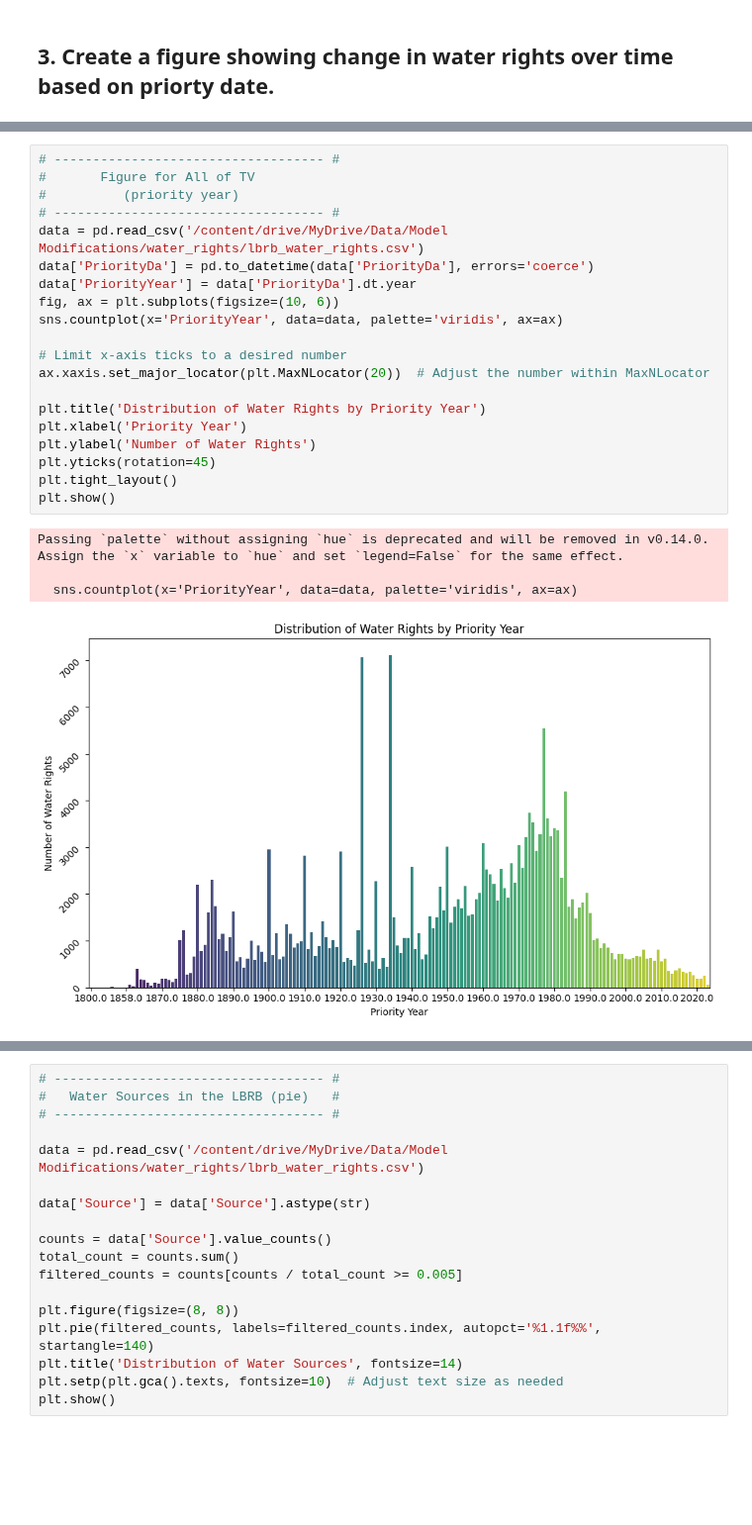
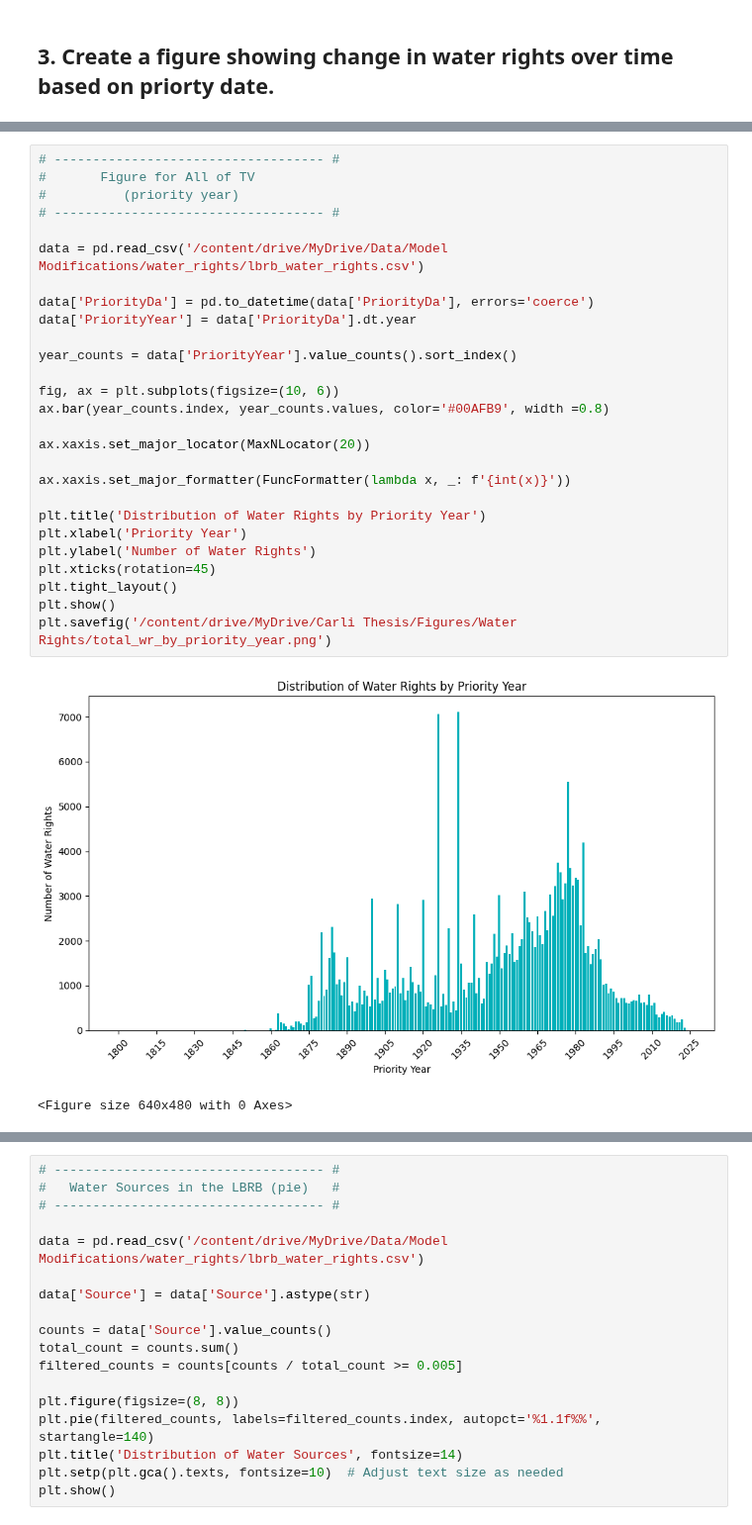
Before and after one commit to carlibeisel/Drains_Lower_Boise_River, a Jupyter notebook: *water_rights.ipynb, the cells around one changed output, grey strips where cells are left out. Shown at 99% size. Drawn from its saved outputs; the diff is of its cells as text; blank space fills up the shorter version.

Commit message:
fixed graphs

```diff
--- a/*water_rights.ipynb
+++ b/*water_rights.ipynb
@@ -527,28 +521,33 @@ Drive already mounted at /content/drive; to attempt to forcibly remount, call dr
 # %%
 # ----------------------------------- #
 #       Figure for All of TV
 #          (priority year)
 # ----------------------------------- #
+
 data = pd.read_csv('/content/drive/MyDrive/Data/Model Modifications/water_rights/lbrb_water_rights.csv')
+
 data['PriorityDa'] = pd.to_datetime(data['PriorityDa'], errors='coerce')
 data['PriorityYear'] = data['PriorityDa'].dt.year
+
+year_counts = data['PriorityYear'].value_counts().sort_index()
+
 fig, ax = plt.subplots(figsize=(10, 6))
-sns.countplot(x='PriorityYear', data=data, palette='viridis', ax=ax)
+ax.bar(year_counts.index, year_counts.values, color='#00AFB9', width =0.8)
 
-# Limit x-axis ticks to a desired number
-ax.xaxis.set_major_locator(plt.MaxNLocator(20))  # Adjust the number within MaxNLocator
+ax.xaxis.set_major_locator(MaxNLocator(20))
+
+ax.xaxis.set_major_formatter(FuncFormatter(lambda x, _: f'{int(x)}'))
 
 plt.title('Distribution of Water Rights by Priority Year')
 plt.xlabel('Priority Year')
 plt.ylabel('Number of Water Rights')
-plt.yticks(rotation=45)
+plt.xticks(rotation=45)
 plt.tight_layout()
 plt.show()
+plt.savefig('/content/drive/MyDrive/Carli Thesis/Figures/Water Rights/total_wr_by_priority_year.png')
 # %% [output]
+[figure, new version]
-Passing `palette` without assigning `hue` is deprecated and will be removed in v0.14.0. Assign the `x` variable to `hue` and set `legend=False` for the same effect.
-
-  sns.countplot(x='PriorityYear', data=data, palette='viridis', ax=ax)
+<Figure size 640x480 with 0 Axes>
-[figure, old version]
 # %%
 # ----------------------------------- #
 #       Figure for All of TV
```
Also changed, not shown: parts of 11 cells of this notebook.
